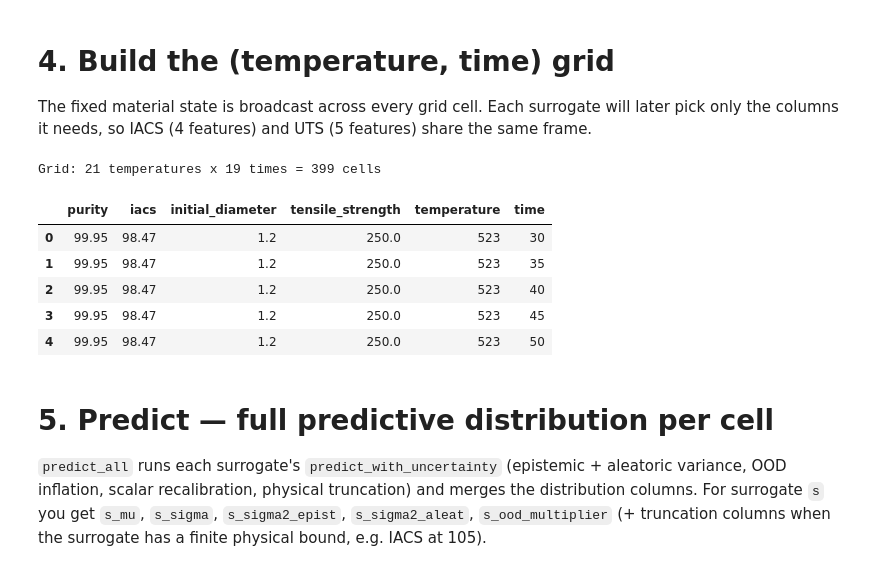
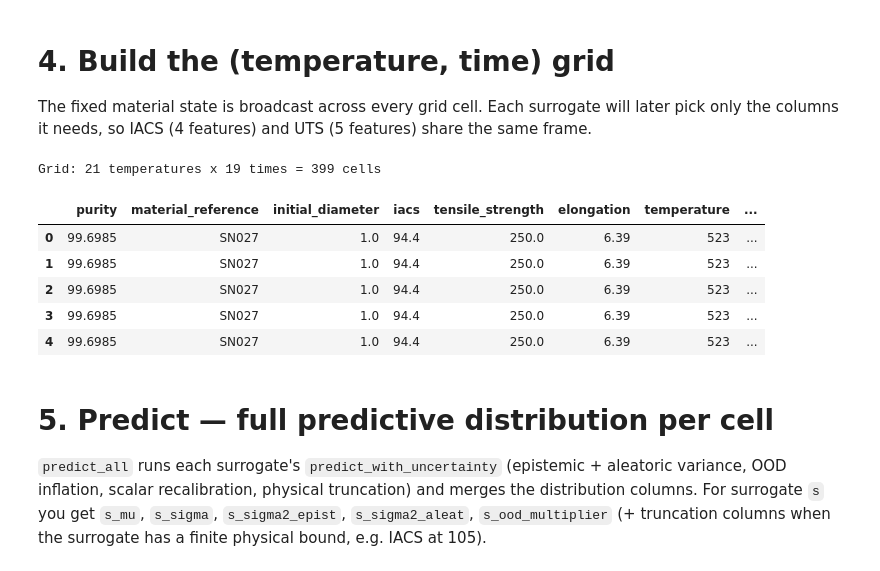
Before and after one commit to FelipeMFO-RM/uncertainty-aware-predictors, a Jupyter notebook: notebooks/experiments/mbc_annealing_uncertainty.ipynb, the cells around one changed output. Cells and saved outputs as stored; diff of their text form; code cells hidden in the pictures.

```diff
--- a/notebooks/experiments/mbc_annealing_uncertainty.ipynb
+++ b/notebooks/experiments/mbc_annealing_uncertainty.ipynb
@@ -168,18 +170,19 @@ share the same frame.
 # %%
 param_grid = mbc.build_param_grid(OPERATIONAL_LIMITS, STEP)
 df_grid = mbc.build_state_grid_df(MATERIAL_PROPERTIES, param_grid)
+df_grid_chfe = chfe.add_features(df_grid)
 
 print(f"Grid: {len(param_grid['temperature'])} temperatures x "
-      f"{len(param_grid['time'])} times = {len(df_grid)} cells")
-df_grid.head()
+      f"{len(param_grid['time'])} times = {len(df_grid_chfe)} cells")
+df_grid_chfe.head()
 # %% [output]
 Grid: 21 temperatures x 19 times = 399 cells
-|  | purity | iacs | initial_diameter | tensile_strength | temperature | time |
-| 0 | 99.95 | 98.47 | 1.2 | 250.0 | 523 | 30 |
-| 1 | 99.95 | 98.47 | 1.2 | 250.0 | 523 | 35 |
-| 2 | 99.95 | 98.47 | 1.2 | 250.0 | 523 | 40 |
-| 3 | 99.95 | 98.47 | 1.2 | 250.0 | 523 | 45 |
-| 4 | 99.95 | 98.47 | 1.2 | 250.0 | 523 | 50 |
+|  | purity | material_reference | initial_diameter | iacs | tensile_strength | elongation | temperature | ... |
+| 0 | 99.6985 | SN027 | 1.0 | 94.4 | 250.0 | 6.39 | 523 | ... |
+| 1 | 99.6985 | SN027 | 1.0 | 94.4 | 250.0 | 6.39 | 523 | ... |
+| 2 | 99.6985 | SN027 | 1.0 | 94.4 | 250.0 | 6.39 | 523 | ... |
+| 3 | 99.6985 | SN027 | 1.0 | 94.4 | 250.0 | 6.39 | 523 | ... |
+| 4 | 99.6985 | SN027 | 1.0 | 94.4 | 250.0 | 6.39 | 523 | ... |
 # %% [markdown]
 # 5. Predict — full predictive distribution per cell
 
```
Also changed, not shown: parts of 12 cells of this notebook, 2 other files.
